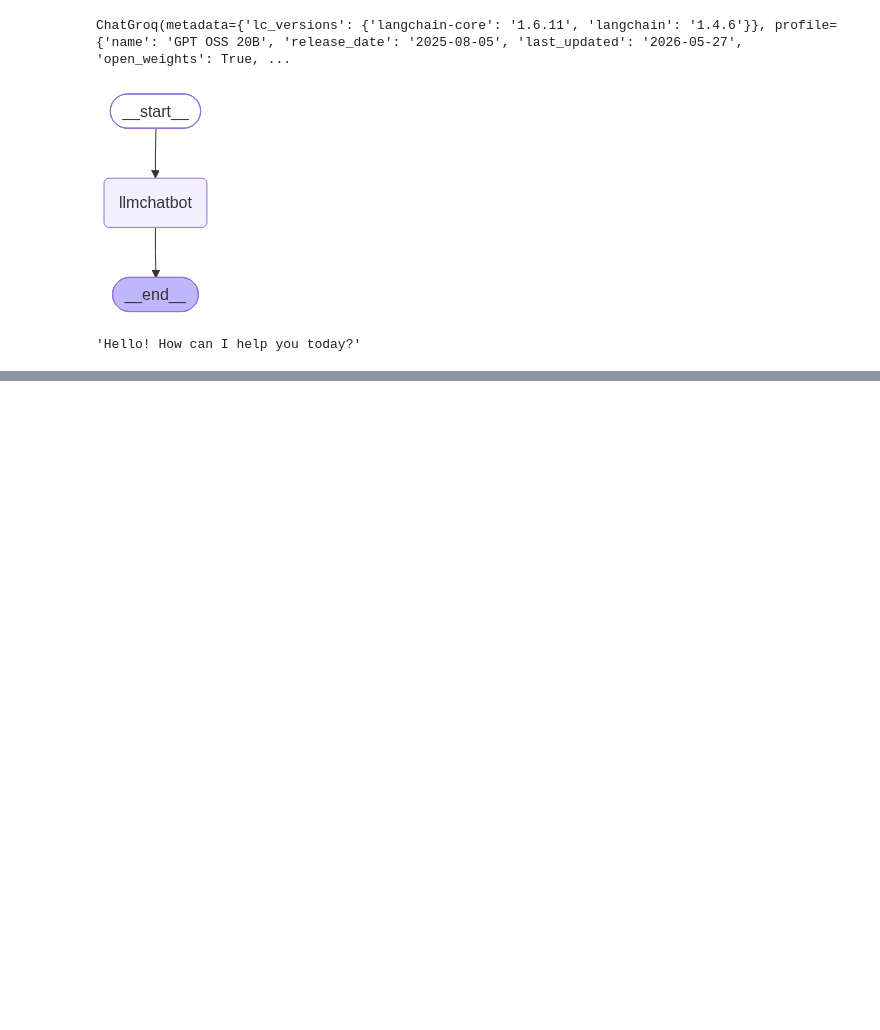
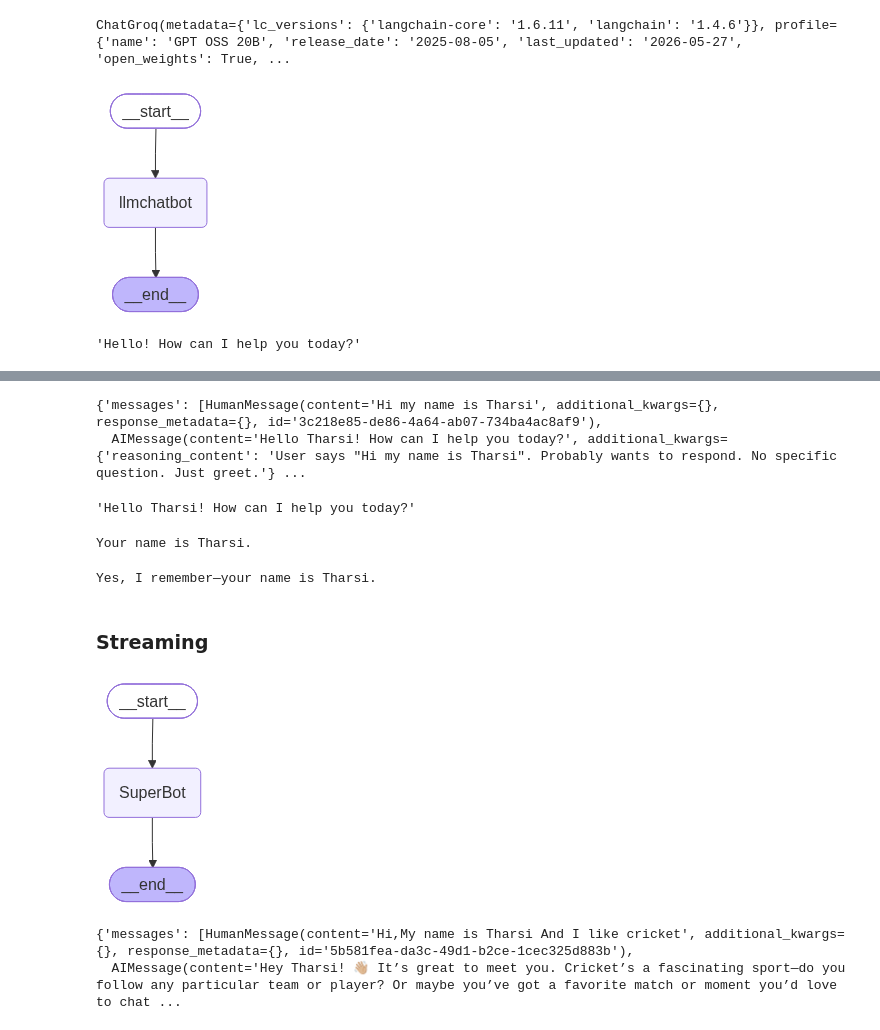
Before and after one commit to TharsikanV/Agentic-LanggraphCrash-course, a Jupyter notebook: 1-BasicChatbot/1-basicchatbot.ipynb, the cells around one changed output, grey strips where cells are left out. Drawn from its saved outputs; the diff is of its cells as text; code cells hidden in the pictures; blank space fills up the shorter version.

```diff
--- a/1-BasicChatbot/1-basicchatbot.ipynb
+++ b/1-BasicChatbot/1-basicchatbot.ipynb
@@ -73,0 +332,59 @@ response["messages"][-1].content
+# %%
+config = {"configurable": {"thread_id": "1"}}
+response = graph.invoke({"messages":"Hi my name is Tharsi"}, config=config)
+response
+# %% [output]
+{'messages': [HumanMessage(content='Hi my name is Tharsi', additional_kwargs={}, response_metadata={}, id='3c218e85-de86-4a64-ab07-734ba4ac8af9'),
+  AIMessage(content='Hello Tharsi! How can I help you today?', additional_kwargs={'reasoning_content': 'User says "Hi my name is Tharsi". Probably wants to respond. No specific question. Just greet.'} ...
+# %%
+response['messages'][-1].content
+# %% [output]
+'Hello Tharsi! How can I help you today?'
+# %%
+response=graph.invoke({"messages":"Hey what is my name"},config=config)
+
+print(response['messages'][-1].content)
+# %% [output]
+Your name is Tharsi.
+# %%
+response=graph.invoke({"messages":"Hey do you remember my name"},config=config)
+
+print(response['messages'][-1].content)
+# %% [output]
+Yes, I remember—your name is Tharsi.
+# %% [markdown]
+### Streaming
+# %%
+from langgraph.checkpoint.memory import MemorySaver
+memory=MemorySaver()
+# %%
+def superbot(state:State):
+    return {"messages":[llm.invoke(state['messages'])]}
+# %%
+graph=StateGraph(State)
+
+## node
+graph.add_node("SuperBot",superbot)
+## Edges
+
+graph.add_edge(START,"SuperBot")
+graph.add_edge("SuperBot",END)
+
+
+graph_builder=graph.compile(checkpointer=memory)
+
+
+## Display
+from IPython.display import Image, display
+display(Image(graph_builder.get_graph().draw_mermaid_png()))
+# %% [output]
+[figure, added]
+# %%
+## Invocation
+
+config = {"configurable": {"thread_id": "1"}}
+
+graph_builder.invoke({'messages':"Hi,My name is Tharsi And I like cricket"},config)
+# %% [output]
+{'messages': [HumanMessage(content='Hi,My name is Tharsi And I like cricket', additional_kwargs={}, response_metadata={}, id='5b581fea-da3c-49d1-b2ce-1cec325d883b'),
+  AIMessage(content='Hey Tharsi! 👋🏼 It’s great to meet you. Cricket’s a fascinating sport—do you follow any particular team or player? Or maybe you’ve got a favorite match or moment you’d love to chat ...
```
Also changed, not shown: parts of 26 cells of this notebook, 3 other files.
